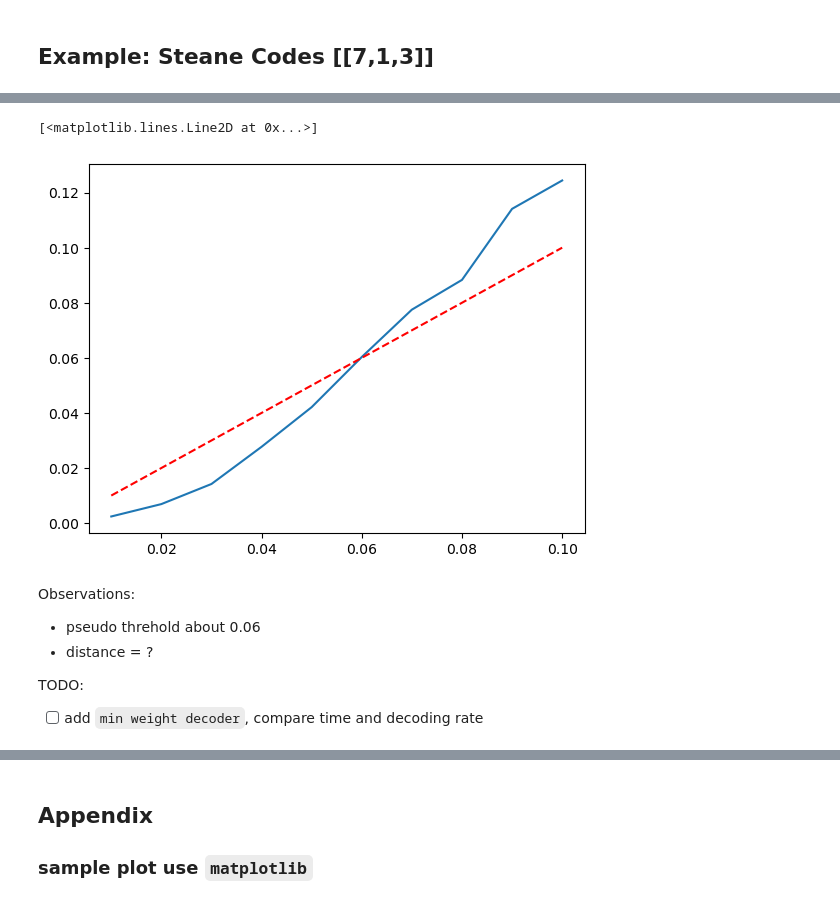
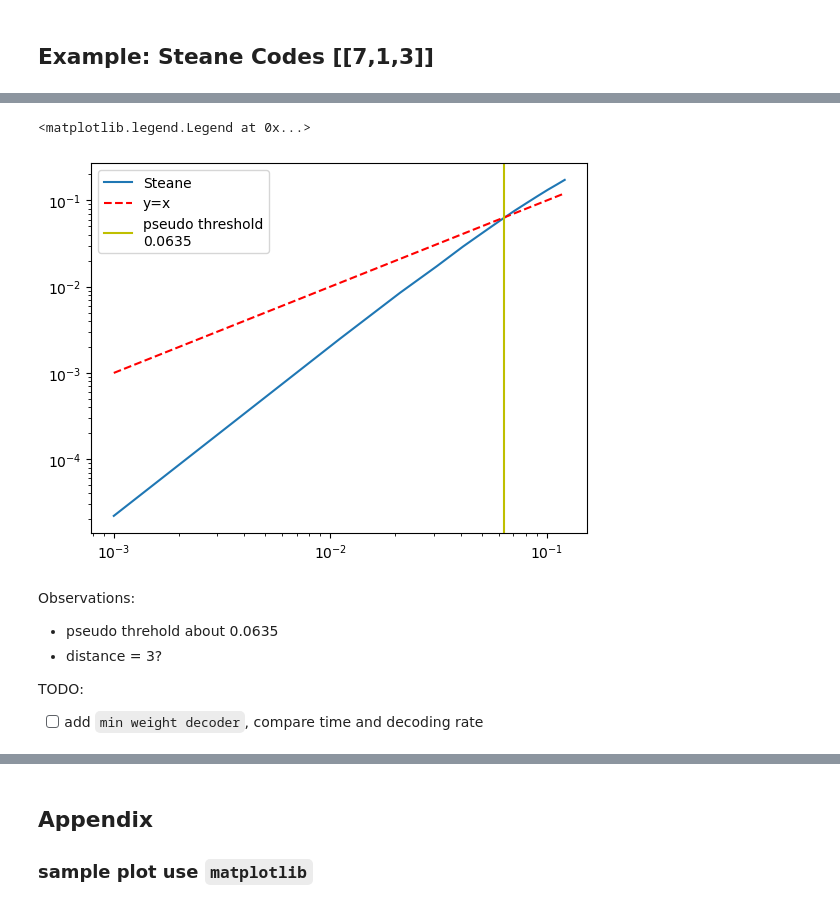
Before and after one commit to WeileiZeng/CSS-code-zoo, a Jupyter notebook: plot.ipynb, the cells around one changed output, grey strips where cells are left out. Drawn from its saved outputs; the diff is of its cells as text; code cells hidden in the pictures.

```diff
--- a/plot.ipynb
+++ b/plot.ipynb
@@ -8,6 +8,8 @@ import json
 # %% [markdown]
 ## Example: Steane Codes [[7,1,3]]
 # %%
-data = json.load(open('tmp.json'))
+#data = json.load(open('tmp.json'))
+data = json.load(open('steane2.json'))
 data['data_map']
+data
 # %% [output]
@@ -32,0 +64,20 @@ p_qubit,p_block = data2plot(data['data_map'])
+# %%
+plt.yscale('log'),plt.xscale('log')
+
+data = json.load(open('result/d3.json'))
+p_qubit,p_block = data2plot(data['data_map'])
+plt.plot(p_qubit,p_block,label='d=3')
+
+data = json.load(open('result/d4.json'))
+p_qubit,p_block = data2plot(data['data_map'])
+plt.plot(p_qubit,p_block,label='d=4')
+
+data = json.load(open('result/d5.json'))
+p_qubit,p_block = data2plot(data['data_map'])
+plt.plot(p_qubit,p_block,label='d=5')
+
+h = np.array(p_qubit)
+plt.plot(h, h, '--',label='y=x')
+
+plt.title('compare steane and generated steane')
+plt.legend()
@@ -33,17 +105,22 @@ p_qubit,p_block = data2plot(data['data_map'])
 # %%
-#plt.plot(data['data_map'])
-plt.plot(p_qubit,p_block)
+plt.yscale('log'),plt.xscale('log')
+
+plt.plot(p_qubit,p_block,label='Steane')
 
 h = np.array(p_qubit)
 # red dashes, blue squares and green triangles
-plt.plot(h, h, 'r--')
+plt.plot(h, h, 'r--',label='y=x')
+
+p_threshold=0.0635
+plt.axvline(x = p_threshold, color = 'y', label = 'pseudo threshold\n'+str(p_threshold))
+plt.legend()
 # %% [output]
-[<matplotlib.lines.Line2D at 0x...>]
+<matplotlib.legend.Legend at 0x...>
-[figure, old version]
+[figure, new version]
 # %% [markdown]
 Observations:
-- pseudo threhold about 0.06
-- distance = ?
+- pseudo threhold about 0.0635
+- distance = 3?
 
 TODO:
 - [ ] add `min weight decoder`, compare time and decoding rate
```
Also changed, not shown: parts of 7 cells of this notebook.
